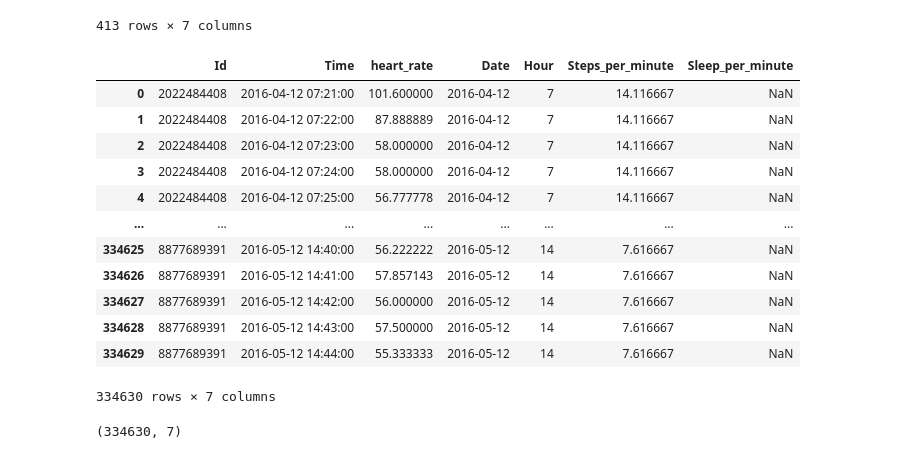
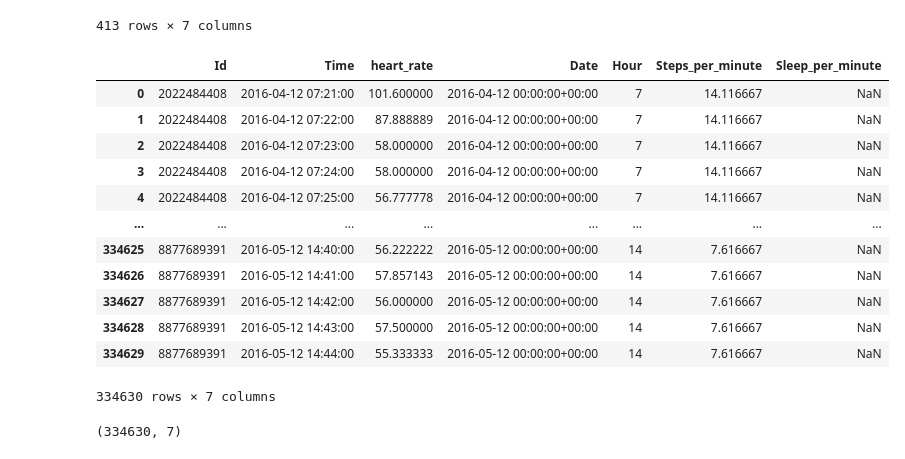
Before and after one commit to soumya0422/FitPulse-Health-Anomaly-Detection-from-Fitness-Devices-, a Jupyter notebook: preprocess.ipynb, the cells around one changed output. Drawn from its saved outputs; the diff is of its cells as text; code cells hidden in the pictures.

```diff
--- a/preprocess.ipynb
+++ b/preprocess.ipynb
@@ -61,7 +61,7 @@ sleep
 | 412 | 8792009665 | 5/4/2016 12:00:00 AM | 1 | 439 | 463 |
 413 rows × 5 columns
 # %%
-sleep['SleepDay'] = pd.to_datetime(sleep['SleepDay'],format='%m/%d/%Y %I:%M:%S %p')
+sleep['SleepDay'] = pd.to_datetime(sleep['SleepDay'],format='%m/%d/%Y %I:%M:%S %p', utc=True)
 sleep['Sleep_per_minute'] = sleep['TotalMinutesAsleep'] / (24 * 60)
 sleep
 # %% [output]
@@ -80,6 +80,6 @@ sleep
 413 rows × 6 columns
 # %%
-steps['ActivityHour'] = pd.to_datetime(steps['ActivityHour'],format='%m/%d/%Y %I:%M:%S %p')
+steps['ActivityHour'] = pd.to_datetime(steps['ActivityHour'],format='%m/%d/%Y %I:%M:%S %p', utc=True)
 steps['Steps_per_minute'] = steps['StepTotal'] / 60
 steps['Date'] = steps['ActivityHour'].dt.date
 steps
@@ -168,27 +168,30 @@ sleep
 | 412 | 8792009665 | 2016-05-04 | 1 | 439 | 463 | 0.304861 | 2016-05-04 |
 413 rows × 7 columns
 # %%
-final_df['Date'] = pd.to_datetime(final_df['Date'])
+final_df['Date'] = pd.to_datetime(final_df['Date'], utc=True)
+
+sleep['Date'] = sleep['SleepDay'].dt.normalize()
+
 final_merged = pd.merge(
     final_df,
     sleep[['Id', 'Date', 'Sleep_per_minute']],
     on=['Id', 'Date'],
     how='left'
 )
 final_merged
 # %% [output]
 |  | Id | Time | heart_rate | Date | Hour | Steps_per_minute | Sleep_per_minute |
-| 0 | 2022484408 | 2016-04-12 07:21:00 | 101.600000 | 2016-04-12 | 7 | 14.116667 | NaN |
-| 1 | 2022484408 | 2016-04-12 07:22:00 | 87.888889 | 2016-04-12 | 7 | 14.116667 | NaN |
-| 2 | 2022484408 | 2016-04-12 07:23:00 | 58.000000 | 2016-04-12 | 7 | 14.116667 | NaN |
-| 3 | 2022484408 | 2016-04-12 07:24:00 | 58.000000 | 2016-04-12 | 7 | 14.116667 | NaN |
-| 4 | 2022484408 | 2016-04-12 07:25:00 | 56.777778 | 2016-04-12 | 7 | 14.116667 | NaN |
+| 0 | 2022484408 | 2016-04-12 07:21:00 | 101.600000 | 2016-04-12 00:00:00+00:00 | 7 | 14.116667 | NaN |
+| 1 | 2022484408 | 2016-04-12 07:22:00 | 87.888889 | 2016-04-12 00:00:00+00:00 | 7 | 14.116667 | NaN |
+| 2 | 2022484408 | 2016-04-12 07:23:00 | 58.000000 | 2016-04-12 00:00:00+00:00 | 7 | 14.116667 | NaN |
+| 3 | 2022484408 | 2016-04-12 07:24:00 | 58.000000 | 2016-04-12 00:00:00+00:00 | 7 | 14.116667 | NaN |
+| 4 | 2022484408 | 2016-04-12 07:25:00 | 56.777778 | 2016-04-12 00:00:00+00:00 | 7 | 14.116667 | NaN |
 | ... | ... | ... | ... | ... | ... | ... | ... |
-| 334625 | 8877689391 | 2016-05-12 14:40:00 | 56.222222 | 2016-05-12 | 14 | 7.616667 | NaN |
-| 334626 | 8877689391 | 2016-05-12 14:41:00 | 57.857143 | 2016-05-12 | 14 | 7.616667 | NaN |
-| 334627 | 8877689391 | 2016-05-12 14:42:00 | 56.000000 | 2016-05-12 | 14 | 7.616667 | NaN |
-| 334628 | 8877689391 | 2016-05-12 14:43:00 | 57.500000 | 2016-05-12 | 14 | 7.616667 | NaN |
-| 334629 | 8877689391 | 2016-05-12 14:44:00 | 55.333333 | 2016-05-12 | 14 | 7.616667 | NaN |
+| 334625 | 8877689391 | 2016-05-12 14:40:00 | 56.222222 | 2016-05-12 00:00:00+00:00 | 14 | 7.616667 | NaN |
+| 334626 | 8877689391 | 2016-05-12 14:41:00 | 57.857143 | 2016-05-12 00:00:00+00:00 | 14 | 7.616667 | NaN |
+| 334627 | 8877689391 | 2016-05-12 14:42:00 | 56.000000 | 2016-05-12 00:00:00+00:00 | 14 | 7.616667 | NaN |
+| 334628 | 8877689391 | 2016-05-12 14:43:00 | 57.500000 | 2016-05-12 00:00:00+00:00 | 14 | 7.616667 | NaN |
+| 334629 | 8877689391 | 2016-05-12 14:44:00 | 55.333333 | 2016-05-12 00:00:00+00:00 | 14 | 7.616667 | NaN |
 334630 rows × 7 columns
 # %%
 final_merged.shape
```
Also changed, not shown: parts of 4 cells of this notebook.
